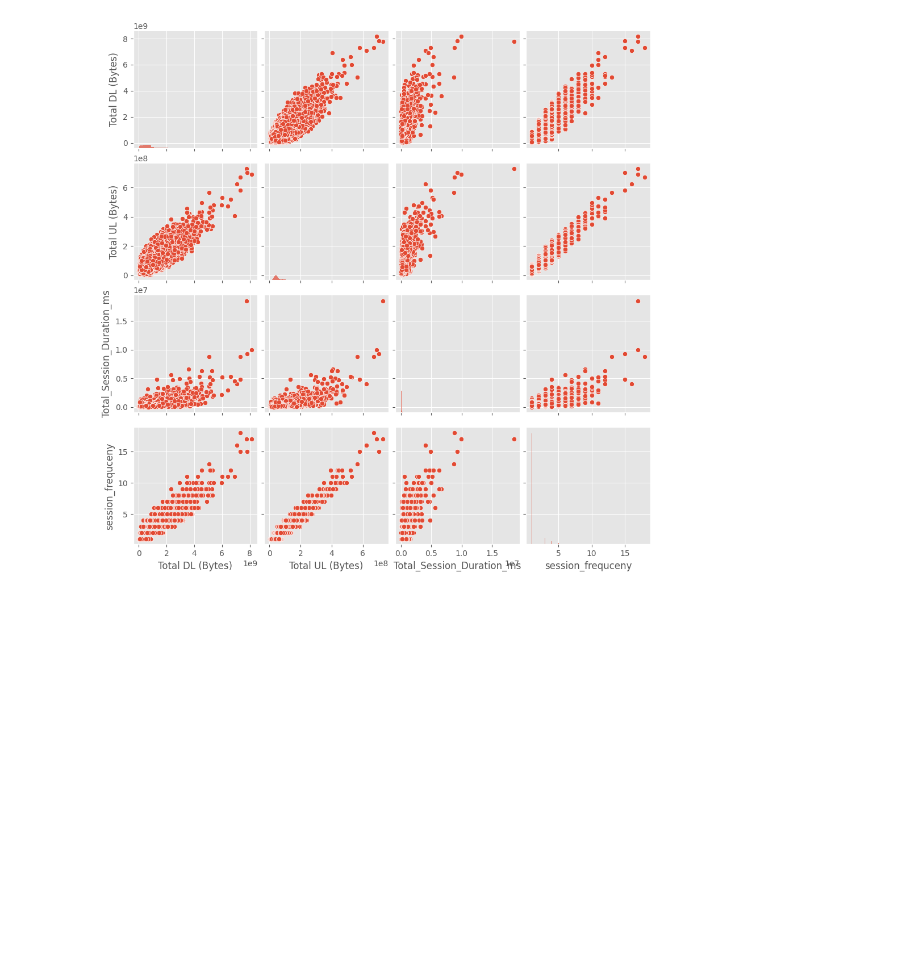
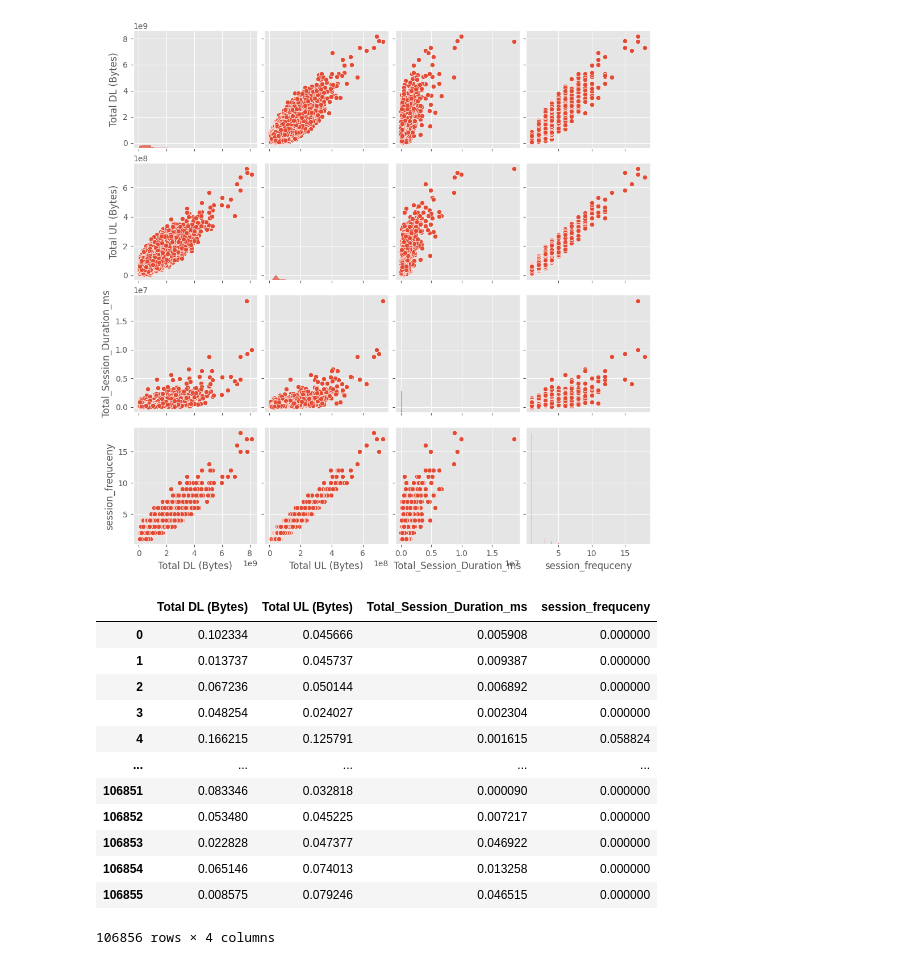
Before and after one commit to Azizadx/user_analytics_in_the_telecommunication, a Jupyter notebook: notebooks/user_engagement_analysis/user_engagement_analysis.ipynb, the cells around one changed output. Drawn from its saved outputs; the diff is of its cells as text; code cells hidden in the pictures; blank space fills up the shorter version.

```diff
--- a/notebooks/user_engagement_analysis/user_engagement_analysis.ipynb
+++ b/notebooks/user_engagement_analysis/user_engagement_analysis.ipynb
@@ -196,0 +227,20 @@ sns.pairplot(df_new[['Total DL (Bytes)','Total UL (Bytes)', 'Total_Session_Durat
+# %%
+# Convert the NumPy array to a DataFrame
+normal_df = pd.DataFrame(normal_df, columns=['Total DL (Bytes)', 'Total UL (Bytes)', 'Total_Session_Duration_ms', 'session_frequceny'])
+
+# Print the DataFrame
+normal_df
+# %% [output]
+|  | Total DL (Bytes) | Total UL (Bytes) | Total_Session_Duration_ms | session_frequceny |
+| 0 | 0.102334 | 0.045666 | 0.005908 | 0.000000 |
+| 1 | 0.013737 | 0.045737 | 0.009387 | 0.000000 |
+| 2 | 0.067236 | 0.050144 | 0.006892 | 0.000000 |
+| 3 | 0.048254 | 0.024027 | 0.002304 | 0.000000 |
+| 4 | 0.166215 | 0.125791 | 0.001615 | 0.058824 |
+| ... | ... | ... | ... | ... |
+| 106851 | 0.083346 | 0.032818 | 0.000090 | 0.000000 |
+| 106852 | 0.053480 | 0.045225 | 0.007217 | 0.000000 |
+| 106853 | 0.022828 | 0.047377 | 0.046922 | 0.000000 |
+| 106854 | 0.065146 | 0.074013 | 0.013258 | 0.000000 |
+| 106855 | 0.008575 | 0.079246 | 0.046515 | 0.000000 |
+106856 rows × 4 columns
```
Also changed, not shown: parts of 6 cells of this notebook.
